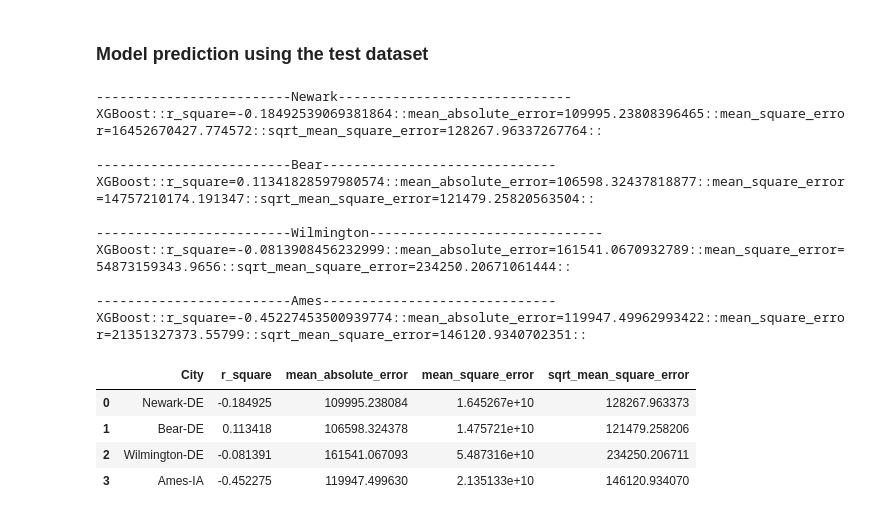
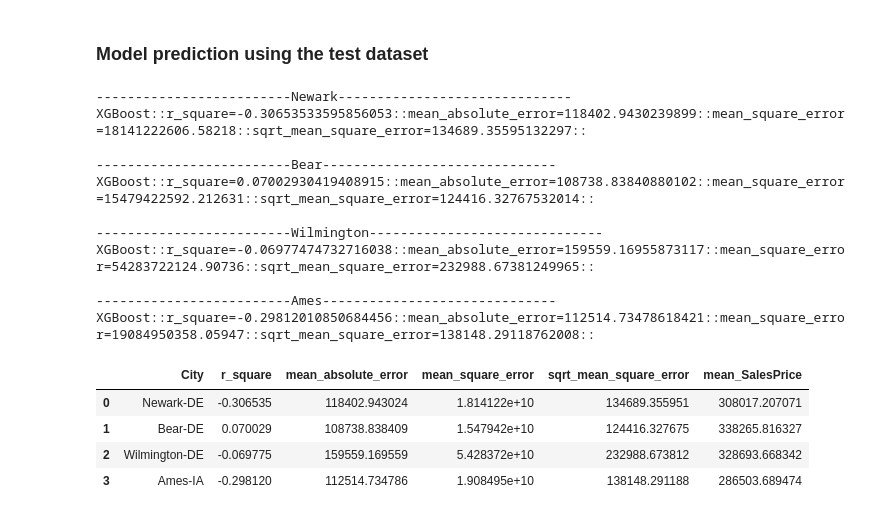
Before and after one commit to bmarotical/capstoneTeam6, a Jupyter notebook: HouseRegressions_Team_6.ipynb, the cells around one changed output. Saved outputs shown, nothing was run; the diff lists cells and outputs as text; code cells hidden in the pictures.

```diff
--- a/HouseRegressions_Team_6.ipynb
+++ b/HouseRegressions_Team_6.ipynb
@@ -795,7 +790,7 @@ parameters_rg=[
     }
 ]
 
-grid_search_rg = GridSearchCV(pipeline_rg,parameters_rg, cv=5)
+grid_search_rg = GridSearchCV(pipeline_rg,parameters_rg, cv=5, scoring='neg_root_mean_squared_error')
 # %%
 grid_search_rg.fit(X_train, y_train)
 # %% [output]
@@ -841,7 +836,7 @@ parameters_xg=[
     }
 ]
 
-grid_search_xg = GridSearchCV(pipeline_xg,parameters_xg, cv=5)
+grid_search_xg = GridSearchCV(pipeline_xg,parameters_xg, cv=5,scoring='neg_root_mean_squared_error')
 # %%
 grid_search_xg.fit(X_train, y_train)
 # %% [output]
@@ -1361,6 +1396,13 @@ newark_test_final=newark_test_df.drop(['SalePrice', 'YrSold'], axis=1)
 bear_test_final=bear_test_df.drop(['SalePrice', 'YrSold'], axis=1)
 ames_test_final=ames_test_df.drop(['SalePrice', 'YrSold'], axis=1)
 wilmington_test_final=wilmigton_test_df.drop(['SalePrice', 'YrSold'], axis=1)
+
+#------------------------------
+#calculate the mean SalesPrice value as the base value
+newark_mean_SalesPrice=newark_test_df['SalePrice'].mean(skipna=False)
+bear_mean_SalesPrice=bear_test_df['SalePrice'].mean(skipna=False)
+ames_mean_SalesPrice=ames_test_df['SalePrice'].mean(skipna=True)
+wilmington_mean_SalesPrice=wilmigton_test_df['SalePrice'].mean(skipna=True)
 # %%
 # Creating y_test data frames to compare the predicted values and finding accuracy
 
@@ -1383,7 +1425,7 @@ mse_y_newark = metrics.mean_squared_error(y_newark_test, y_newark_pred)
 rmse_y_newark = np.sqrt(metrics.mean_squared_error(y_newark_test, y_newark_pred))
 
 perfdata = []
-perfdata.append(['Newark-DE', r_square_newark, mae_y_newark, mse_y_newark,rmse_y_newark])
+perfdata.append(['Newark-DE', r_square_newark, mae_y_newark, mse_y_newark,rmse_y_newark, newark_mean_SalesPrice])
 print('-------------------------Newark------------------------------')
 print("XGBoost::r_square={0}::mean_absolute_error={1}::mean_square_error={2}::sqrt_mean_square_error={3}::".format(r_square_newark,mae_y_newark,mse_y_newark,rmse_y_newark))
 
@@ -1393,7 +1435,7 @@ mae_y_bear = metrics.mean_absolute_error(y_bear_test, y_bear_pred)
 mse_y_bear = metrics.mean_squared_error(y_bear_test, y_bear_pred)
 rmse_y_bear = np.sqrt(metrics.mean_squared_error(y_bear_test, y_bear_pred))
 
-perfdata.append(['Bear-DE', r_square_bear, mae_y_bear, mse_y_bear,rmse_y_bear])
+perfdata.append(['Bear-DE', r_square_bear, mae_y_bear, mse_y_bear,rmse_y_bear, bear_mean_SalesPrice])
 
 print('\n-------------------------Bear------------------------------')
 print("XGBoost::r_square={0}::mean_absolute_error={1}::mean_square_error={2}::sqrt_mean_square_error={3}::".format(r_square_bear,mae_y_bear,mse_y_bear,rmse_y_bear))
@@ -1403,7 +1445,7 @@ r_square_wilmington= metrics.r2_score(y_wilmington_test, y_wilmington_pred)
 mae_y_wilmington = metrics.mean_absolute_error(y_wilmington_test, y_wilmington_pred)
 mse_y_wilmington = metrics.mean_squared_error(y_wilmington_test, y_wilmington_pred)
 rmse_y_wilmington = np.sqrt(metrics.mean_squared_error(y_wilmington_test, y_wilmington_pred))
-perfdata.append(['Wilmington-DE', r_square_wilmington, mae_y_wilmington, mse_y_wilmington,rmse_y_wilmington])
+perfdata.append(['Wilmington-DE', r_square_wilmington, mae_y_wilmington, mse_y_wilmington,rmse_y_wilmington,wilmington_mean_SalesPrice])
 
 print('\n-------------------------Wilmington------------------------------')
 print("XGBoost::r_square={0}::mean_absolute_error={1}::mean_square_error={2}::sqrt_mean_square_error={3}::".format(r_square_wilmington,mae_y_wilmington,mse_y_wilmington,rmse_y_wilmington))
@@ -1413,32 +1455,32 @@ r_square_ames= metrics.r2_score(y_ames_test, y_ames_pred)
 mae_y_ames = metrics.mean_absolute_error(y_ames_test, y_ames_pred)
 mse_y_ames = metrics.mean_squared_error(y_ames_test, y_ames_pred)
 rmse_y_ames = np.sqrt(metrics.mean_squared_error(y_ames_test, y_ames_pred))
-perfdata.append(['Ames-IA', r_square_ames, mae_y_ames, mse_y_ames,rmse_y_ames])
+perfdata.append(['Ames-IA', r_square_ames, mae_y_ames, mse_y_ames,rmse_y_ames,ames_mean_SalesPrice ])
 
 print('\n-------------------------Ames------------------------------')
 print("XGBoost::r_square={0}::mean_absolute_error={1}::mean_square_error={2}::sqrt_mean_square_error={3}::".format(r_square_ames,mae_y_ames,mse_y_ames,rmse_y_ames))
 # %% [output]
 -------------------------Newark------------------------------
-XGBoost::r_square=-0.18492539069381864::mean_absolute_error=109995.23808396465::mean_square_error=16452670427.774572::sqrt_mean_square_error=128267.96337267764::
+XGBoost::r_square=-0.30653533595856053::mean_absolute_error=118402.9430239899::mean_square_error=18141222606.58218::sqrt_mean_square_error=134689.35595132297::
 
 -------------------------Bear------------------------------
-XGBoost::r_square=0.11341828597980574::mean_absolute_error=106598.32437818877::mean_square_error=14757210174.191347::sqrt_mean_square_error=121479.25820563504::
+XGBoost::r_square=0.07002930419408915::mean_absolute_error=108738.83840880102::mean_square_error=15479422592.212631::sqrt_mean_square_error=124416.32767532014::
 
 -------------------------Wilmington------------------------------
-XGBoost::r_square=-0.0813908456232999::mean_absolute_error=161541.0670932789::mean_square_error=54873159343.9656::sqrt_mean_square_error=234250.20671061444::
+XGBoost::r_square=-0.06977474732716038::mean_absolute_error=159559.16955873117::mean_square_error=54283722124.90736::sqrt_mean_square_error=232988.67381249965::
 
 -------------------------Ames------------------------------
-XGBoost::r_square=-0.45227453500939774::mean_absolute_error=119947.49962993422::mean_square_error=21351327373.55799::sqrt_mean_square_error=146120.9340702351::
+XGBoost::r_square=-0.29812010850684456::mean_absolute_error=112514.73478618421::mean_square_error=19084950358.05947::sqrt_mean_square_error=138148.29118762008::
 # %%
 ## Storing Performance Data to use in the streamlit app
 
-perfdata_df = pd.DataFrame(perfdata, columns=['City', 'r_square', 'mean_absolute_error','mean_square_error','sqrt_mean_square_error'])
+perfdata_df = pd.DataFrame(perfdata, columns=['City', 'r_square', 'mean_absolute_error','mean_square_error','sqrt_mean_square_error','mean_SalesPrice'])
 
 perfdata_df.to_csv(r'Data/perfData.csv',index = False, header=True)
 perfdata_df
 # %% [output]
-|  | City | r_square | mean_absolute_error | mean_square_error | sqrt_mean_square_error |
-| 0 | Newark-DE | -0.184925 | 109995.238084 | 1.645267e+10 | 128267.963373 |
-| 1 | Bear-DE | 0.113418 | 106598.324378 | 1.475721e+10 | 121479.258206 |
-| 2 | Wilmington-DE | -0.081391 | 161541.067093 | 5.487316e+10 | 234250.206711 |
-| 3 | Ames-IA | -0.452275 | 119947.499630 | 2.135133e+10 | 146120.934070 |
+|  | City | r_square | mean_absolute_error | mean_square_error | sqrt_mean_square_error | mean_SalesPrice |
+| 0 | Newark-DE | -0.306535 | 118402.943024 | 1.814122e+10 | 134689.355951 | 308017.207071 |
+| 1 | Bear-DE | 0.070029 | 108738.838409 | 1.547942e+10 | 124416.327675 | 338265.816327 |
+| 2 | Wilmington-DE | -0.069775 | 159559.169559 | 5.428372e+10 | 232988.673812 | 328693.668342 |
+| 3 | Ames-IA | -0.298120 | 112514.734786 | 1.908495e+10 | 138148.291188 | 286503.689474 |
```
Also changed, not shown: parts of 46 cells of this notebook.
